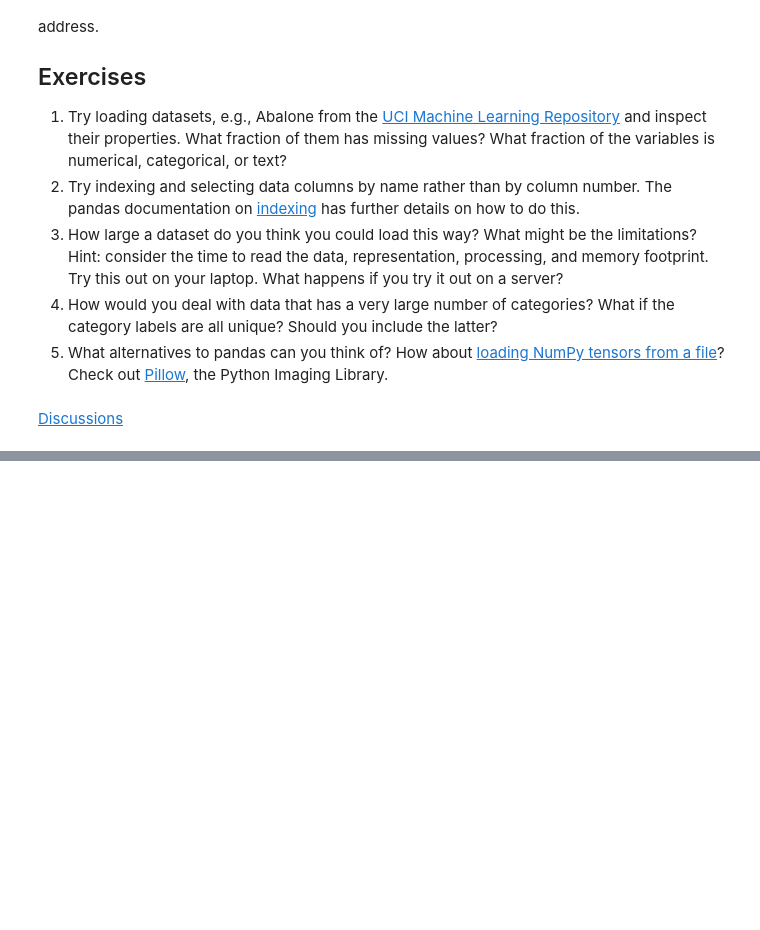
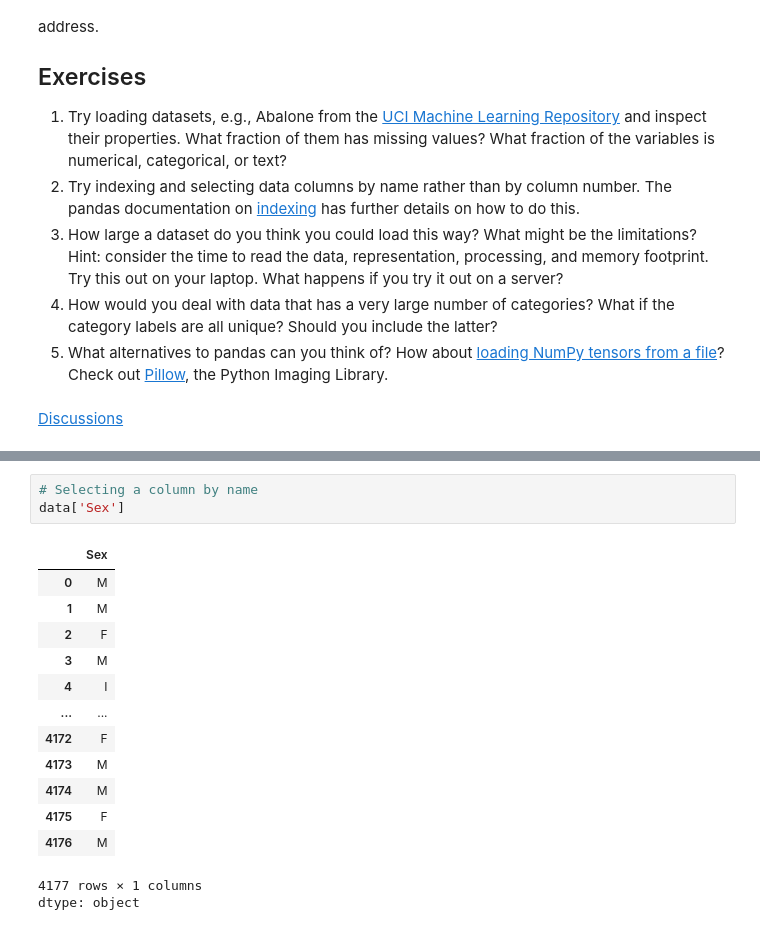
Before and after one commit to anmho/d2l, a Jupyter notebook: chapter_preliminaries/pandas.ipynb, the cells around one changed output, grey strips where cells are left out. Saved outputs shown, nothing was run; the diff lists cells and outputs as text; blank space fills up the shorter version.

```diff
--- a/chapter_preliminaries/pandas.ipynb
+++ b/chapter_preliminaries/pandas.ipynb
@@ -180,0 +347,18 @@ the type of problems you may need to address.
+# %%
+# Selecting a column by name
+data['Sex']
+# %% [output]
+|  | Sex |
+| 0 | M |
+| 1 | M |
+| 2 | F |
+| 3 | M |
+| 4 | I |
+| ... | ... |
+| 4172 | F |
+| 4173 | M |
+| 4174 | M |
+| 4175 | F |
+| 4176 | M |
+4177 rows × 1 columns
+dtype: object
```
Also changed, not shown: parts of 19 cells of this notebook.
